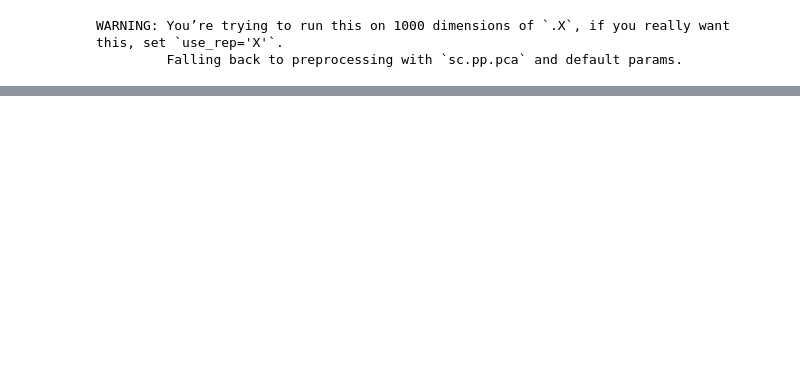
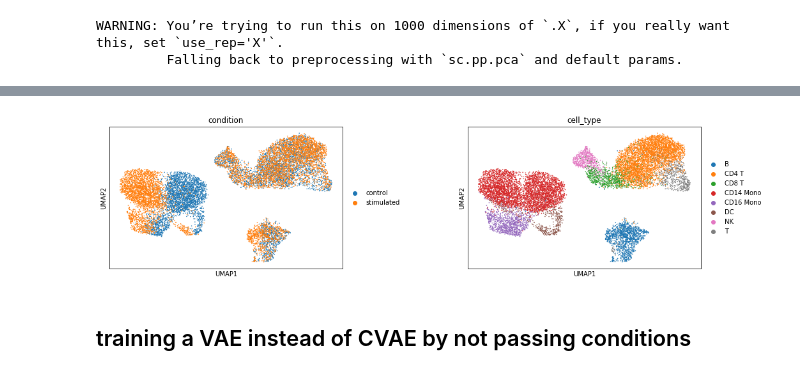
Before and after one commit to theislab/trvaep, a Jupyter notebook: sample_notebook.ipynb, the cells around one changed output, grey strips where cells are left out. Cells and saved outputs as stored; diff of their text form; code cells hidden in the pictures; blank space fills up the shorter version.

Commit message:
add example for both cvae and vae

```diff
--- a/sample_notebook.ipynb
+++ b/sample_notebook.ipynb
@@ -48,0 +68,6 @@ Epoch 09/10 Batch 0093/93, Loss:   70.1359, rec_loss:   70.1289, KL_loss:    0.0
+# %%
+sc.pl.umap(adata_latent, color=["condition", "cell_type"], wspace=.4)
+# %% [output]
+[figure, added]
+# %% [markdown]
+## training a VAE instead of CVAE by not passing conditions
```
Also changed, not shown: parts of 13 cells of this notebook.
